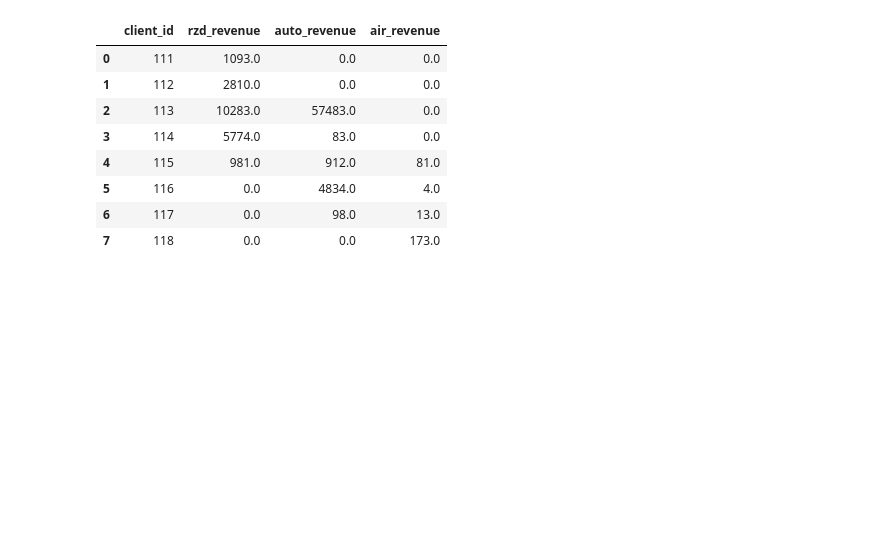
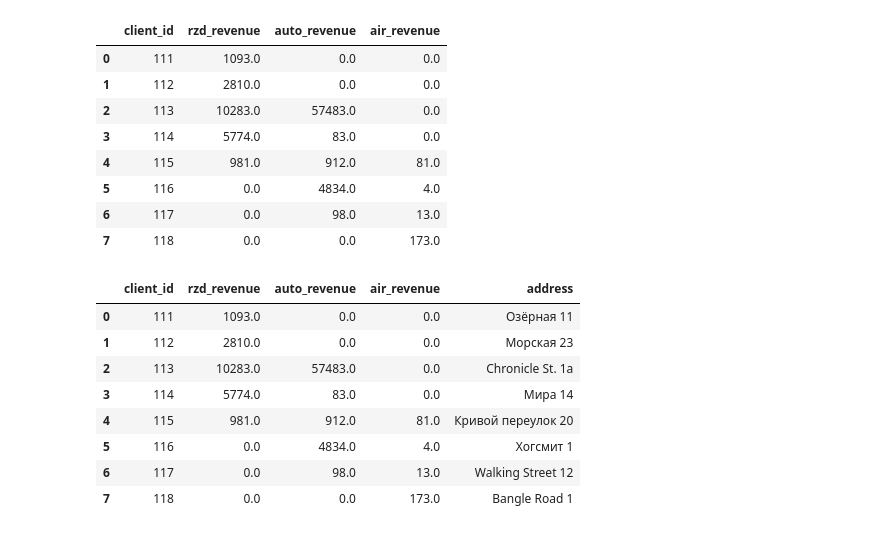
Before and after one commit to Benji8bit/NetoNUMPY_53, a Jupyter notebook: neto_numpy_hw3.ipynb, the cells around one changed output. Cells and saved outputs as stored; diff of their text form; code cells hidden in the pictures; blank space fills up the shorter version.

Commit message:
Task 4 fixed with merge

```diff
--- a/neto_numpy_hw3.ipynb
+++ b/neto_numpy_hw3.ipynb
@@ -127,9 +127,9 @@ air = pd.DataFrame(
 client_base = pd.DataFrame(
     {
         'client_id': [111, 112, 113, 114, 115, 116, 117, 118],
-        'address': ['Ленина 10', 'Пионерская 23', 'Левобережная 1а',
-                    'Мира 14', 'ЗЖБИиДК 1',
-                    'Строителей 18', 'Панфиловская 33', 'Мастеркова 4']
+        'address': ['Озёрная 11', 'Морская 23', 'Chronicle St. 1а',
+                    'Мира 14', 'Кривой переулок 20',
+                    'Хогсмит 1', 'Walking Street 12', 'Bangle Road 1']
     }
 )
 # %%
@@ -145,3 +145,15 @@ revenues
 | 5 | 116 | 0.0 | 4834.0 | 4.0 |
 | 6 | 117 | 0.0 | 98.0 | 13.0 |
 | 7 | 118 | 0.0 | 0.0 | 173.0 |
+# %%
+revenues.merge(client_base, on='client_id')
+# %% [output]
+|  | client_id | rzd_revenue | auto_revenue | air_revenue | address |
+| 0 | 111 | 1093.0 | 0.0 | 0.0 | Озёрная 11 |
+| 1 | 112 | 2810.0 | 0.0 | 0.0 | Морская 23 |
+| 2 | 113 | 10283.0 | 57483.0 | 0.0 | Chronicle St. 1а |
+| 3 | 114 | 5774.0 | 83.0 | 0.0 | Мира 14 |
+| 4 | 115 | 981.0 | 912.0 | 81.0 | Кривой переулок 20 |
+| 5 | 116 | 0.0 | 4834.0 | 4.0 | Хогсмит 1 |
+| 6 | 117 | 0.0 | 98.0 | 13.0 | Walking Street 12 |
+| 7 | 118 | 0.0 | 0.0 | 173.0 | Bangle Road 1 |
```
